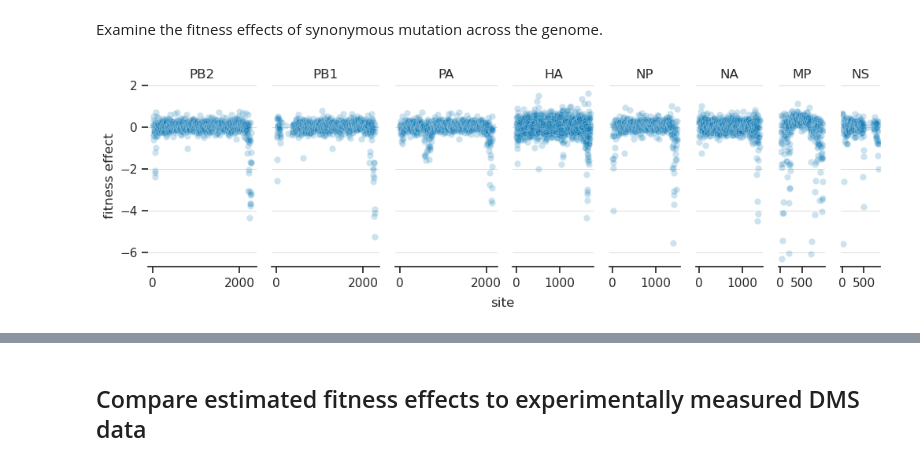
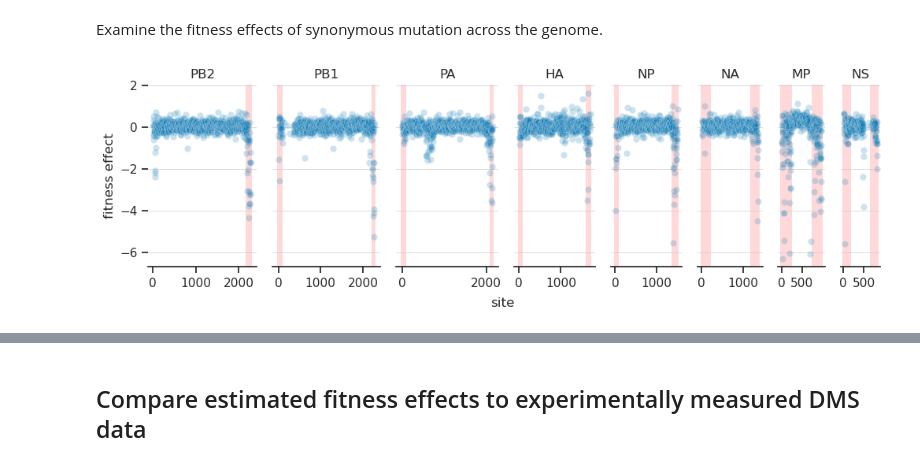
Before and after one commit to matsengrp/flu-mut-rates, a Jupyter notebook: notebooks/analyze_fitness_effects.ipynb, the cells around one changed output, grey strips where cells are left out. Saved outputs shown, nothing was run; the diff lists cells and outputs as text; code cells hidden in the pictures.

```diff
--- a/notebooks/analyze_fitness_effects.ipynb
+++ b/notebooks/analyze_fitness_effects.ipynb
@@ -148,41 +148,69 @@ plt.show()
 # %% [markdown]
 Examine the fitness effects of synonymous mutation across the genome.
+# %%
+# Load packaging signal boundaries
+packaging_signals = pd.read_csv('../data/packaging_signal_boundaries.csv', keep_default_na=False)
+
+# Determine CDS length per segment from coding_sites.csv
+# Use H1 for HA, N1 for NA, 'all' for internal segments
+segment_subtypes = {
+    'PB2': 'all', 'PB1': 'all', 'PA': 'all', 'HA': 'H1',
+    'NP': 'all', 'NA': 'N1', 'MP': 'all', 'NS': 'all'
+}
+cds_lengths = {}
+for segment, subtype in segment_subtypes.items():
+    coding_sites = pd.read_csv(f'../results/{segment}/{subtype}/coding_sites.csv', keep_default_na=False)
+    cds_lengths[segment] = coding_sites['site'].max()
 # %%
-# Get data
+# Get data, subsetting HA to H1 and NA to N1
 count_threshold = 25
 syn_data = site_syn_fitness_df[
-    site_syn_fitness_df['expected_count'] >= count_threshold
+    (site_syn_fitness_df['expected_count'] >= count_threshold) &
+    (site_syn_fitness_df['subtype'].isin(['all', 'H1', 'N1']))
 ].copy()
 
-# Get width ratios for plotting segments
+# Get width ratios from CDS lengths
 segments = ['PB2', 'PB1', 'PA', 'HA', 'NP', 'NA', 'MP', 'NS']
-width_ratios = []
-for segment in segments:
-    # TODO: update with more accurate width ratios
-    data = site_syn_fitness_df[site_syn_fitness_df['segment'] == segment]
-    width_ratios.append(data['site'].max())
+width_ratios = [cds_lengths[segment] for segment in segments]
 
 # Plot data
 (fig, axs) = plt.subplots(
     ncols=len(segments), sharey=True, figsize=[12, 3],
     gridspec_kw={'width_ratios': width_ratios}
 )
 for (i, segment) in enumerate(segments):
-    data = syn_data[(syn_data['segment'] == segment)]
+    ax = axs[i]
+    data = syn_data[syn_data['segment'] == segment]
     sns.scatterplot(
-        x='site', y='delta_fitness', data=data, ax=axs[i], alpha=0.2,
+        x='site', y='delta_fitness', data=data, ax=ax, alpha=0.2,
         color=mut_class_colors['synonymous']
     )
-    axs[i].grid(axis='y', which='both', lw=0.5)
-    axs[i].set(title=segment, xlabel='')
+
+    # Add shaded packaging signal regions
+    cds_len = cds_lengths[segment]
+    for _, row in packaging_signals[packaging_signals['segment'] == segment].iterrows():
+        if row['nt'] == 0:
+            continue
+        if row['end'] == '3prime_vRNA':
+            x_start, x_end = 1, row['nt']
+        else:  # 5prime_vRNA
+            x_start, x_end = cds_len - row['nt'] + 1, cds_len
+        # increase shaded region to mostly overlap with dots in region
+        buffer = 30
+        x_start -= buffer
+        x_end += buffer
+        ax.axvspan(x_start, x_end, alpha=0.15, color='red', zorder=0, lw=0)
+
+    ax.grid(axis='y', which='both', lw=0.5)
+    ax.set(title=segment, xlabel='')
     if i > 0:
-        axs[i].tick_params(axis='y', which='both', left=False, labelleft=False)
+        ax.tick_params(axis='y', which='both', left=False, labelleft=False)
     if segment in ['MP', 'NS']:
-        axs[i].set(xticks=[0, 500])
-    sns.despine(left=True, ax=axs[i])
+        ax.set(xticks=[0, 500])
+    sns.despine(left=True, ax=ax)
 
 axs[0].set(ylabel='fitness effect')
 fig.text(0.5, -0.06, 'site', ha='center')
 plt.show()
 # %% [output]
-[figure, old version]
+[figure, new version]
```
Also changed, not shown: parts of 10 cells of this notebook, 2 other files.
